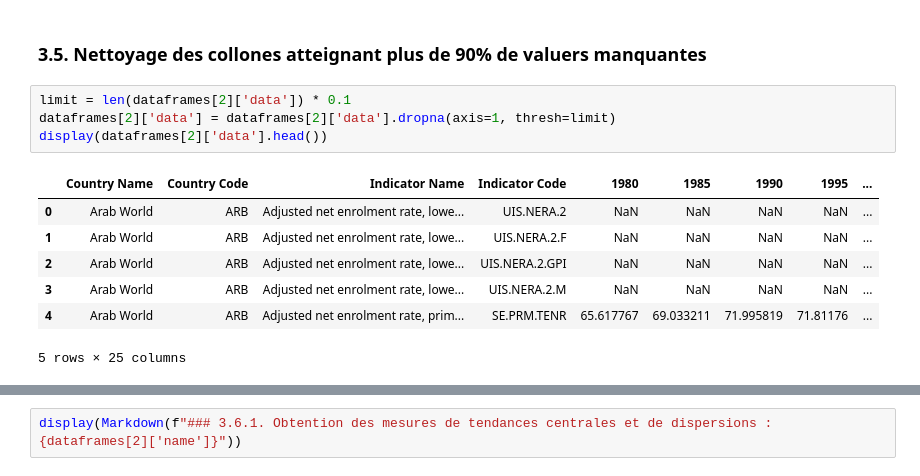
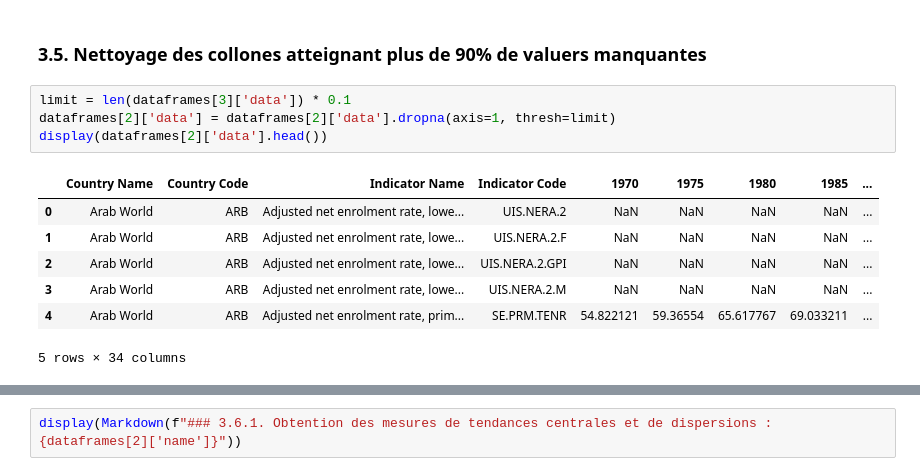
Before and after one commit to AlexisTrouwaert/OC_P02_DATA_ANALYSER_DONN-ES_SYSTEM_EDUCATIF, a Jupyter notebook: loadData.ipynb, the cells around one changed output, grey strips where cells are left out. Saved outputs shown, nothing was run; the diff lists cells and outputs as text.

```diff
--- a/loadData.ipynb
+++ b/loadData.ipynb
@@ -409,14 +465,14 @@ display(missing_value)
 # %% [markdown]
 ### 3.5. Nettoyage des collones atteignant plus de 90% de valuers manquantes
 # %%
-limit = len(dataframes[2]['data']) * 0.1
+limit = len(dataframes[3]['data']) * 0.1
 dataframes[2]['data'] = dataframes[2]['data'].dropna(axis=1, thresh=limit)
 display(dataframes[2]['data'].head())
 # %% [output]
-|  | Country Name | Country Code | Indicator Name | Indicator Code | 1980 | 1985 | 1990 | 1995 | ... |
+|  | Country Name | Country Code | Indicator Name | Indicator Code | 1970 | 1975 | 1980 | 1985 | ... |
 | 0 | Arab World | ARB | Adjusted net enrolment rate, lowe... | UIS.NERA.2 | NaN | NaN | NaN | NaN | ... |
 | 1 | Arab World | ARB | Adjusted net enrolment rate, lowe... | UIS.NERA.2.F | NaN | NaN | NaN | NaN | ... |
 | 2 | Arab World | ARB | Adjusted net enrolment rate, lowe... | UIS.NERA.2.GPI | NaN | NaN | NaN | NaN | ... |
 | 3 | Arab World | ARB | Adjusted net enrolment rate, lowe... | UIS.NERA.2.M | NaN | NaN | NaN | NaN | ... |
-| 4 | Arab World | ARB | Adjusted net enrolment rate, prim... | SE.PRM.TENR | 65.617767 | 69.033211 | 71.995819 | 71.81176 | ... |
+| 4 | Arab World | ARB | Adjusted net enrolment rate, prim... | SE.PRM.TENR | 54.822121 | 59.36554 | 65.617767 | 69.033211 | ... |
-5 rows × 25 columns
+5 rows × 34 columns
```
Also changed, not shown: parts of 61 cells of this notebook, 1 other file.
